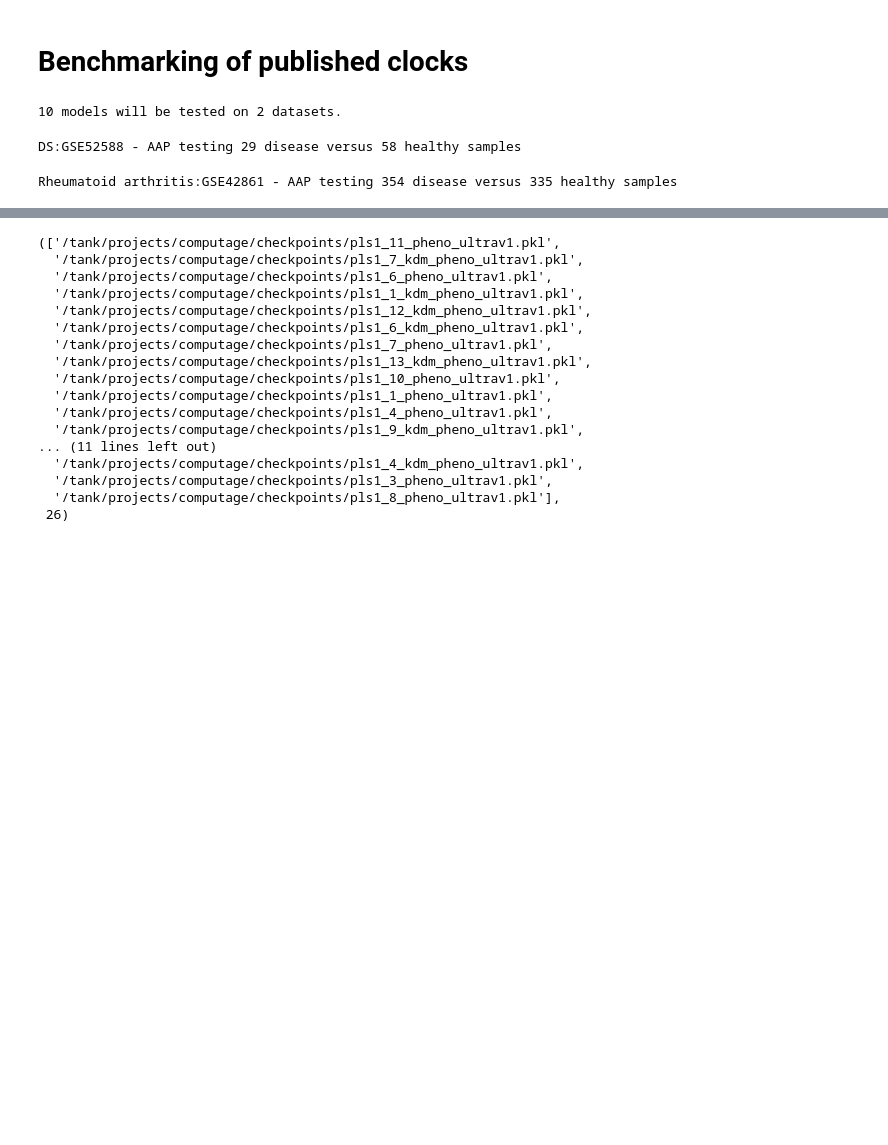
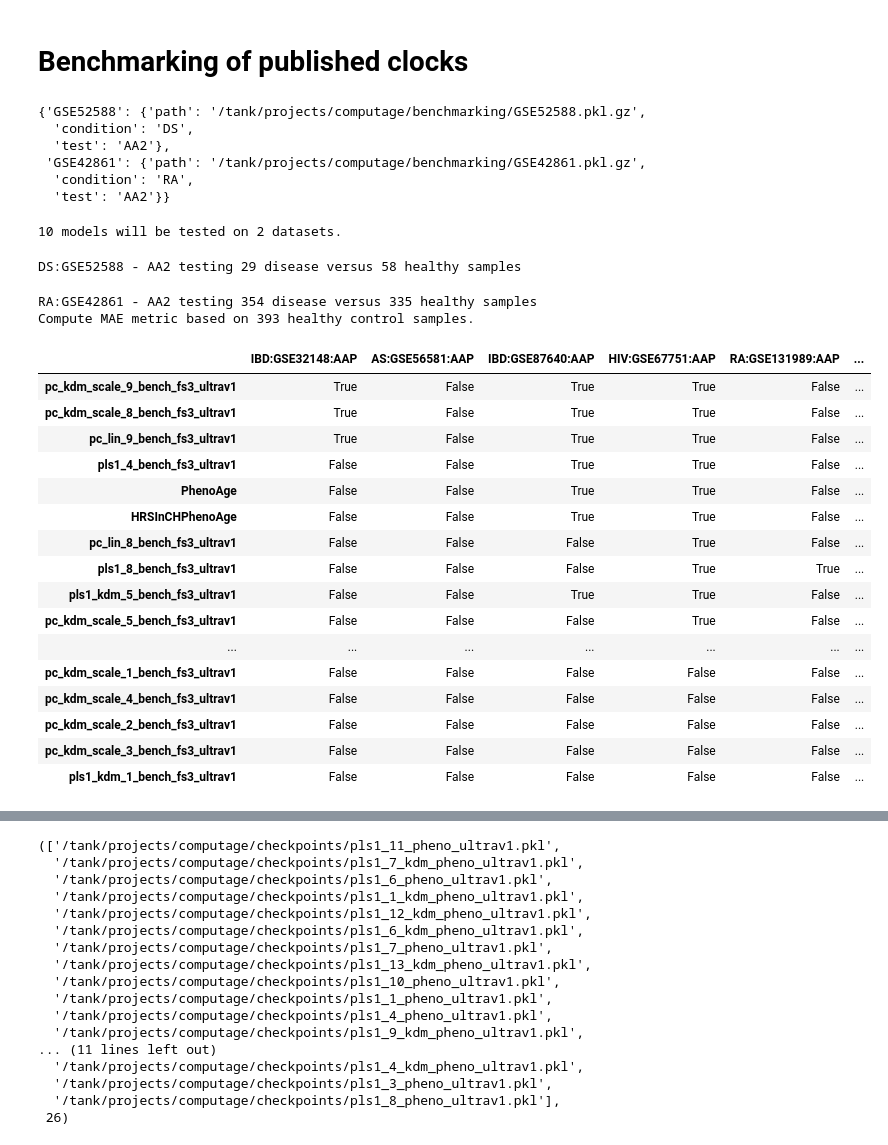
Before and after one commit to ComputationalAgingLab/ComputAge, a Jupyter notebook: benchmarking.ipynb, the cells around one changed output, grey strips where cells are left out. Cells and saved outputs as stored; diff of their text form; code cells hidden in the pictures; blank space fills up the shorter version.

```diff
--- a/benchmarking.ipynb
+++ b/benchmarking.ipynb
@@ -127,3 +127,18 @@ models_config = {
 }
 
 datasets_config_short = dict(list(datasets_config.items())[:2])
+# %%
+datasets_config_short
+# %% [output]
+{'GSE52588': {'path': '/tank/projects/computage/benchmarking/GSE52588.pkl.gz',
+  'condition': 'DS',
+  'test': 'AA2'},
+ 'GSE42861': {'path': '/tank/projects/computage/benchmarking/GSE42861.pkl.gz',
+  'condition': 'RA',
+  'test': 'AA2'}}
+# %%
+#fill config with new models
+pattern = '/tank/projects/computage/checkpoints/*fs3*'
+for p in glob(pattern):
+    name = splitext(basename(p))[0]
+    models_config['new_models'][name] = {'path':p}
@@ -131,7 +148,7 @@ datasets_config_short = dict(list(datasets_config.items())[:2])
 bench = EpiClocksBenchmarking(
     models_config=models_config,
     datasets_config=datasets_config_short,
-    experiment_prefix='test',
+    experiment_prefix='test2',
     correction_threshold=0.05,
     save_results=True,
     output_folder='./tmp_bench_results',
@@ -140,5 +157,26 @@ bench = EpiClocksBenchmarking(
 bench.run()
 # %% [output]
 10 models will be tested on 2 datasets.
-DS:GSE52588 - AAP testing 29 disease versus 58 healthy samples
+DS:GSE52588 - AA2 testing 29 disease versus 58 healthy samples
-Rheumatoid arthritis:GSE42861 - AAP testing 354 disease versus 335 healthy samples
+RA:GSE42861 - AA2 testing 354 disease versus 335 healthy samples
+Compute MAE metric based on 393 healthy control samples.
+# %%
+bench.corrected_results_bool.loc[s.index]
+# %% [output]
+|  | IBD:GSE32148:AAP | AS:GSE56581:AAP | IBD:GSE87640:AAP | HIV:GSE67751:AAP | RA:GSE131989:AAP | ... |
+| pc_kdm_scale_9_bench_fs3_ultrav1 | True | False | True | True | False | ... |
+| pc_kdm_scale_8_bench_fs3_ultrav1 | True | False | True | True | False | ... |
+| pc_lin_9_bench_fs3_ultrav1 | True | False | True | True | False | ... |
+| pls1_4_bench_fs3_ultrav1 | False | False | True | True | False | ... |
+| PhenoAge | False | False | True | True | False | ... |
+| HRSInCHPhenoAge | False | False | True | True | False | ... |
+| pc_lin_8_bench_fs3_ultrav1 | False | False | False | True | False | ... |
+| pls1_8_bench_fs3_ultrav1 | False | False | False | True | True | ... |
+| pls1_kdm_5_bench_fs3_ultrav1 | False | False | True | True | False | ... |
+| pc_kdm_scale_5_bench_fs3_ultrav1 | False | False | False | True | False | ... |
+| ... | ... | ... | ... | ... | ... | ... |
+| pc_kdm_scale_1_bench_fs3_ultrav1 | False | False | False | False | False | ... |
+| pc_kdm_scale_4_bench_fs3_ultrav1 | False | False | False | False | False | ... |
+| pc_kdm_scale_2_bench_fs3_ultrav1 | False | False | False | False | False | ... |
+| pc_kdm_scale_3_bench_fs3_ultrav1 | False | False | False | False | False | ... |
+| pls1_kdm_1_bench_fs3_ultrav1 | False | False | False | False | False | ... |
```
Also changed, not shown: parts of 2 cells of this notebook, 3 other files.
